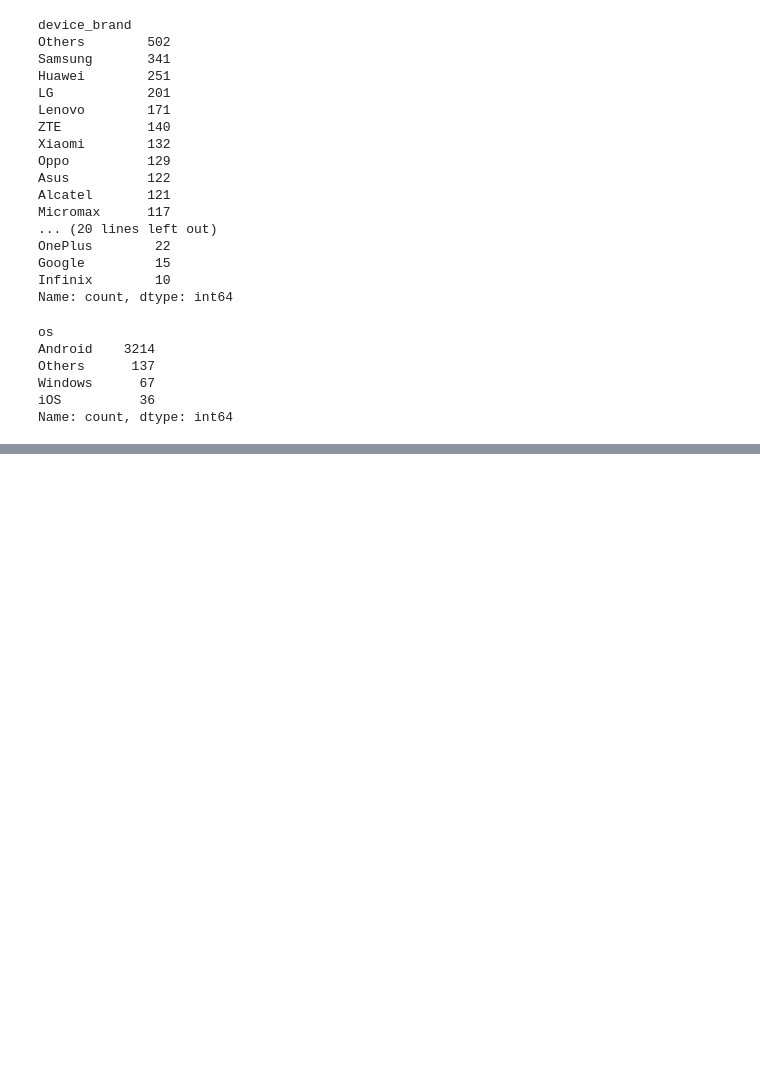
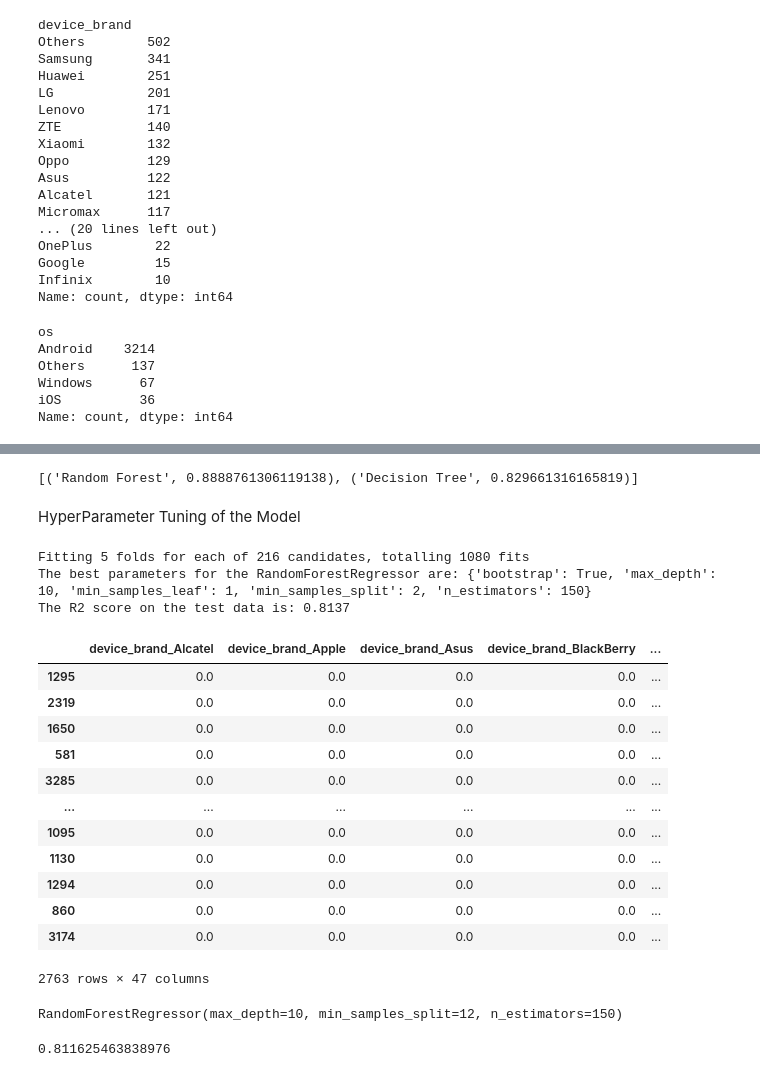
Before and after one commit to dedsec-a/Comodity-Price-predectior, a Jupyter notebook: Notebook/traning.ipynb, the cells around one changed output, grey strips where cells are left out. Drawn from its saved outputs; the diff is of its cells as text; code cells hidden in the pictures; blank space fills up the shorter version.

```diff
--- a/Notebook/traning.ipynb
+++ b/Notebook/traning.ipynb
@@ -268,0 +378,79 @@ def one_hot_encode_all_categoricals(df, encoder_filename='ohe_column_transformer
+# %%
+best_models
+# %% [output]
+[('Random Forest', 0.8888761306119138), ('Decision Tree', 0.829661316165819)]
+# %% [markdown]
+HyperParameter Tuning of the Model
+# %%
+from sklearn.model_selection import GridSearchCV
+from sklearn.ensemble import RandomForestRegressor
+from sklearn.metrics import r2_score
+
+# Define your model
+rf_model = RandomForestRegressor()
+
+# Define the parameter grid to search over
+param_grid = {
+    'n_estimators': [50, 100, 150],  # Number of trees in the forest
+    'max_depth': [None, 10, 20, 30],  # Maximum depth of the tree
+    'min_samples_split': [2, 5, 10],  # Minimum number of samples required to split an internal node
+    'min_samples_leaf': [1, 2, 4],  # Minimum number of samples required to be at a leaf node
+    'bootstrap': [True, False]  # Whether bootstrap samples are used when building trees
+}
+
+# Initialize GridSearchCV
+grid_search = GridSearchCV(estimator=rf_model, param_grid=param_grid,
+                           cv=5, n_jobs=-1, verbose=2, scoring='r2')
+
+# Fit grid search to the training data
+grid_search.fit(X_train, y_train)
+
+# Get the best parameters
+best_params = grid_search.best_params_
+
+# Print the best parameters found
+print(f"The best parameters for the RandomForestRegressor are: {best_params}")
+
+# Retrain the RandomForest model with the best parameters
+best_rf_model = grid_search.best_estimator_
+
+# Make predictions on the test set
+y_pred = best_rf_model.predict(X_test)
+
+# Calculate the R2 score on the test data
+test_score = r2_score(y_test, y_pred)
+
+# Print the test score
+print(f"The R2 score on the test data is: {test_score:.4f}")
+# %% [output]
+Fitting 5 folds for each of 216 candidates, totalling 1080 fits
+The best parameters for the RandomForestRegressor are: {'bootstrap': True, 'max_depth': 10, 'min_samples_leaf': 1, 'min_samples_split': 2, 'n_estimators': 150}
+The R2 score on the test data is: 0.8137
+# %%
+# Traning the Model with Best params
+final_model = RandomForestRegressor(bootstrap=True , max_depth=10 ,min_samples_leaf=1 , min_samples_split=12,n_estimators=150 )
+X_train
+# %% [output]
+|  | device_brand_Alcatel | device_brand_Apple | device_brand_Asus | device_brand_BlackBerry | ... |
+| 1295 | 0.0 | 0.0 | 0.0 | 0.0 | ... |
+| 2319 | 0.0 | 0.0 | 0.0 | 0.0 | ... |
+| 1650 | 0.0 | 0.0 | 0.0 | 0.0 | ... |
+| 581 | 0.0 | 0.0 | 0.0 | 0.0 | ... |
+| 3285 | 0.0 | 0.0 | 0.0 | 0.0 | ... |
+| ... | ... | ... | ... | ... | ... |
+| 1095 | 0.0 | 0.0 | 0.0 | 0.0 | ... |
+| 1130 | 0.0 | 0.0 | 0.0 | 0.0 | ... |
+| 1294 | 0.0 | 0.0 | 0.0 | 0.0 | ... |
+| 860 | 0.0 | 0.0 | 0.0 | 0.0 | ... |
+| 3174 | 0.0 | 0.0 | 0.0 | 0.0 | ... |
+2763 rows × 47 columns
+# %%
+final_model.fit(X_train , y_train)
+# %% [output]
+RandomForestRegressor(max_depth=10, min_samples_split=12, n_estimators=150)
+# %%
+score = final_model.predict(X_test)
+test_score = r2_score(y_test , score)
+print(test_score)
+# %% [output]
+0.811625463838976
```
Also changed, not shown: parts of 18 cells of this notebook, 7 other files.
